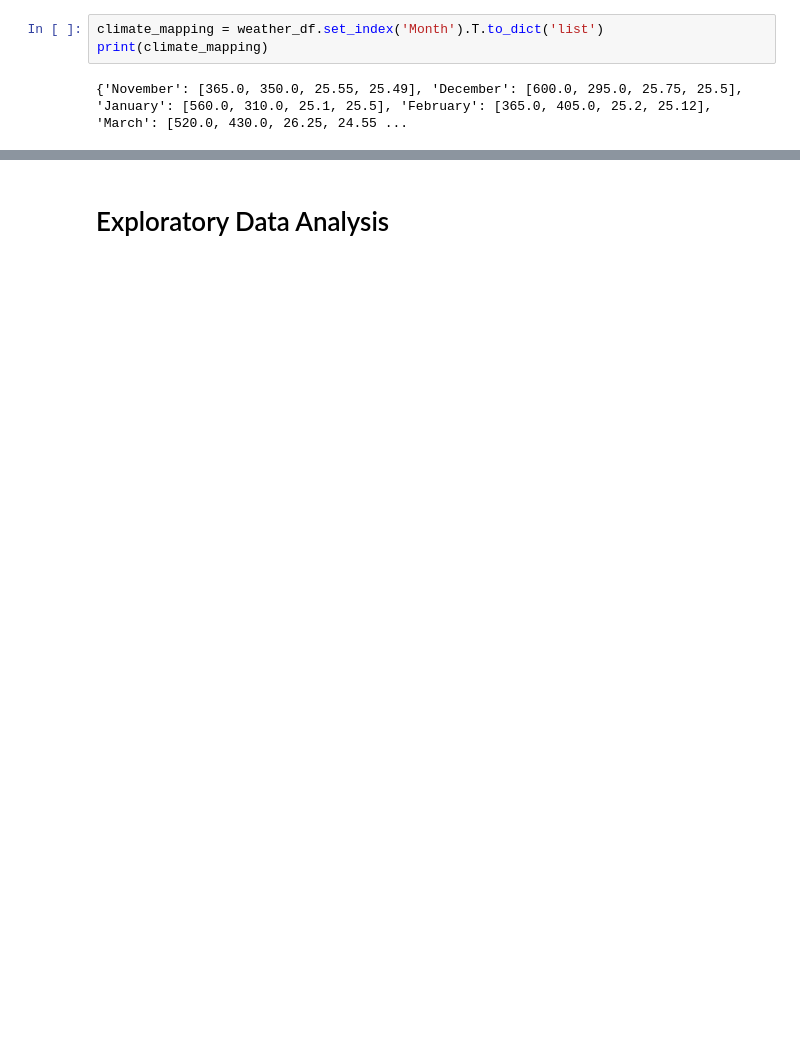
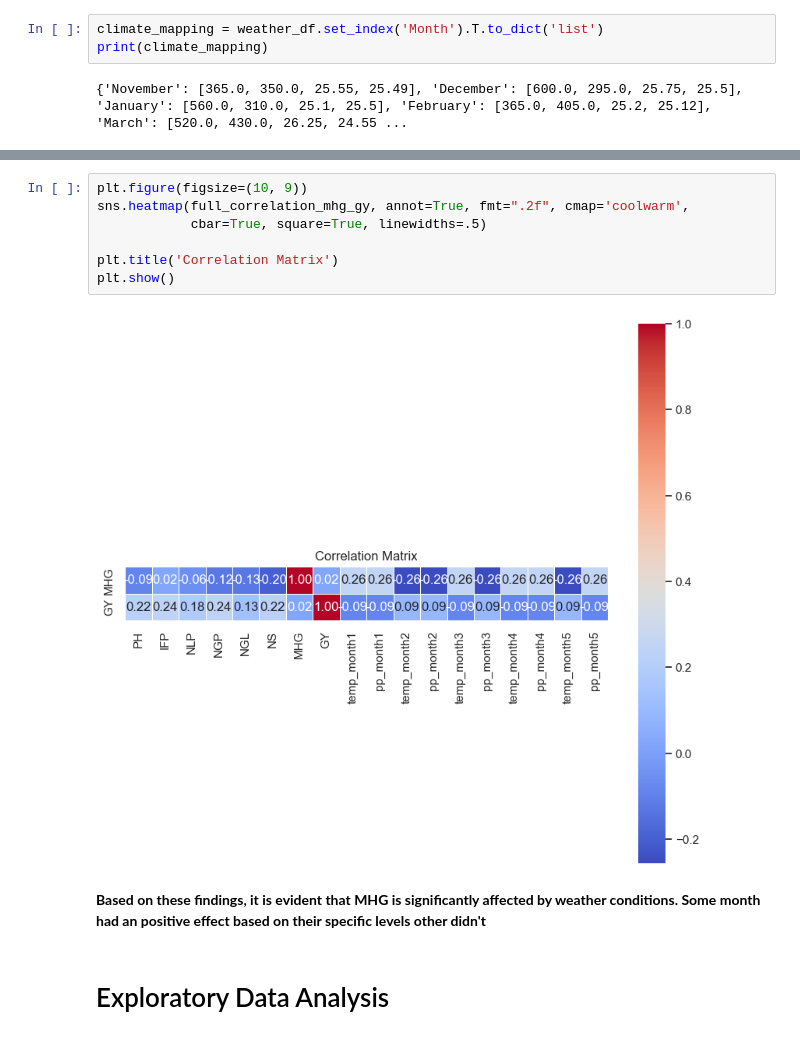
Before and after one commit to NegruA/soybean_cultivars, a Jupyter notebook: main.ipynb, the cells around one changed output, grey strips where cells are left out. Saved outputs shown, nothing was run; the diff lists cells and outputs as text; blank space fills up the shorter version.

Commit message:
add weather eda

```diff
--- a/main.ipynb
+++ b/main.ipynb
@@ -348,2 +394,13 @@ display(data_df)
+# %%
+plt.figure(figsize=(10, 9))
+sns.heatmap(full_correlation_mhg_gy, annot=True, fmt=".2f", cmap='coolwarm',
+            cbar=True, square=True, linewidths=.5)
+
+plt.title('Correlation Matrix')
+plt.show()
+# %% [output]
+[figure, added]
+# %% [markdown]
+**Based on these findings, it is evident that MHG is significantly affected by weather conditions. Some month had an positive effect based on their specific levels other didn't**
 # %% [markdown]
 # Exploratory Data Analysis
```
Also changed, not shown: parts of 24 cells of this notebook.
